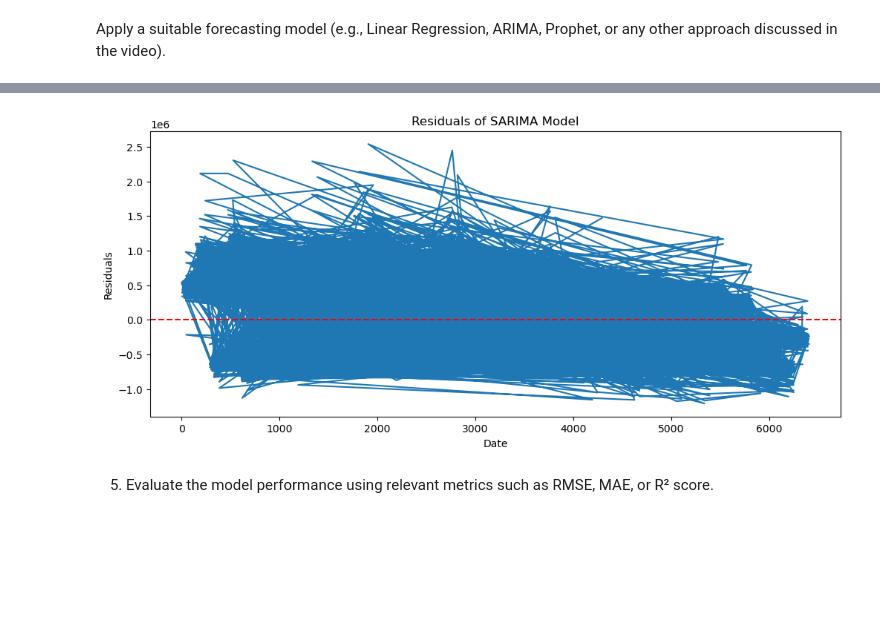
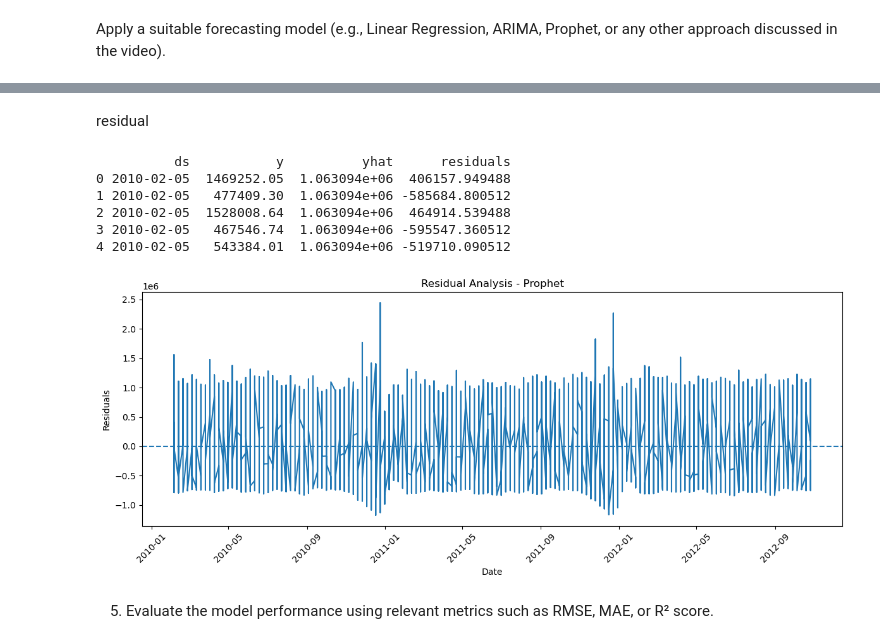
Before and after one commit to R-WEB-netizen/tutedude.6, a Jupyter notebook: forecasting.ipynb, the cells around one changed output, grey strips where cells are left out. Saved outputs shown, nothing was run; the diff lists cells and outputs as text; code cells hidden in the pictures; blank space fills up the shorter version.

```diff
--- a/forecasting.ipynb
+++ b/forecasting.ipynb
@@ -296,14 +311,51 @@ residuals = model_fit.resid
-# %%
-import matplotlib.pyplot as plt
-plt.figure(figsize=(12,5))
-plt.plot(residuals)
-plt.axhline(0, linestyle='--', color='red')
-plt.title("Residuals of SARIMA Model")
-plt.xlabel("Date")
-plt.ylabel("Residuals")
-plt.show()
-# %% [output]
-[figure, removed]
+# %% [markdown]
+residual
+# %%
+# Residual
+
+residual_data = data[['ds', 'y']].merge(
+    forecast[['ds', 'yhat']],
+    on='ds',
+    how='inner'
+)
+
+
+residual_data['residuals'] = (
+    residual_data['y'] - residual_data['yhat']
+)
+
+print(residual_data[['ds', 'y', 'yhat', 'residuals']].head())
+# %% [output]
+          ds           y          yhat      residuals
+0 2010-02-05  1469252.05  1.063094e+06  406157.949488
+1 2010-02-05   477409.30  1.063094e+06 -585684.800512
+2 2010-02-05  1528008.64  1.063094e+06  464914.539488
+3 2010-02-05   467546.74  1.063094e+06 -595547.360512
+4 2010-02-05   543384.01  1.063094e+06 -519710.090512
+# %%
+#plot
+
+plt.figure(figsize=(12, 5))
+
+plt.plot(
+    residual_data['ds'],
+    residual_data['residuals']
+)
+
+plt.axhline(
+    y=0,
+    linestyle='--'
+)
+
+plt.title("Residual Analysis - Prophet")
+plt.xlabel("Date")
+plt.ylabel("Residuals")
+
+plt.xticks(rotation=45)
+plt.tight_layout()
+plt.show()
+# %% [output]
+[figure, added]
 # %% [markdown]
 5. Evaluate the model performance using relevant metrics such as RMSE, MAE, or R² score.
 # %%
```
Also changed, not shown: parts of 5 cells of this notebook.
